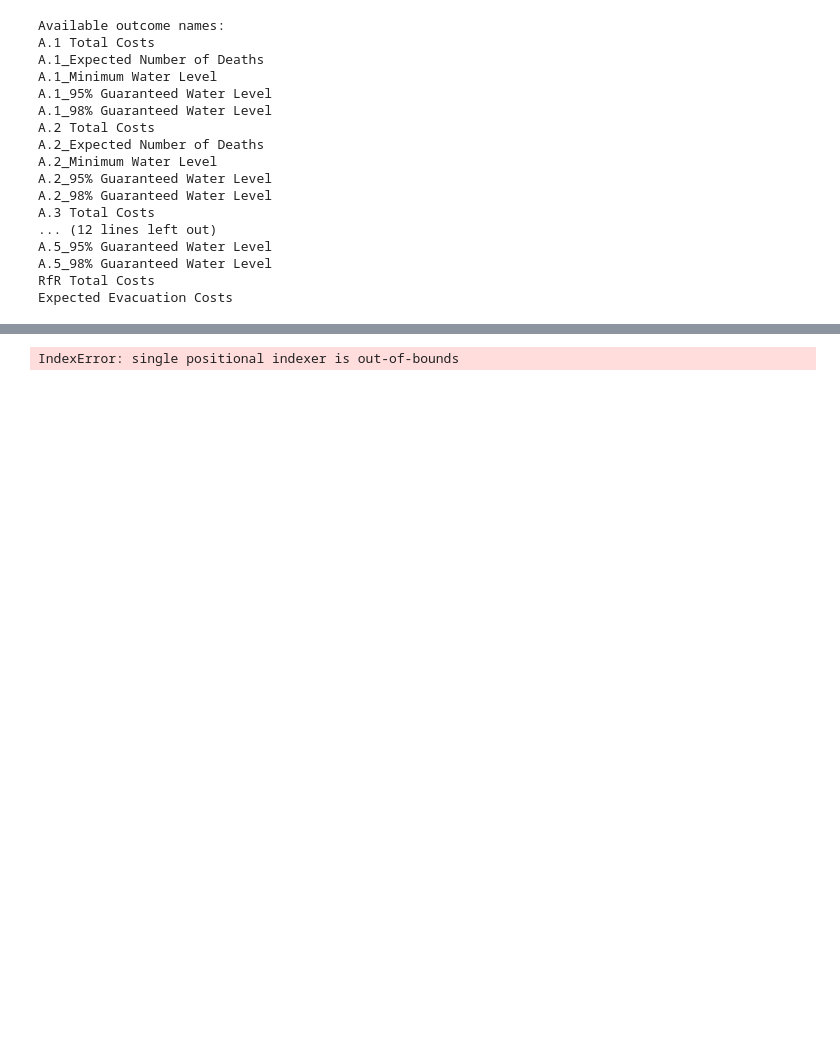
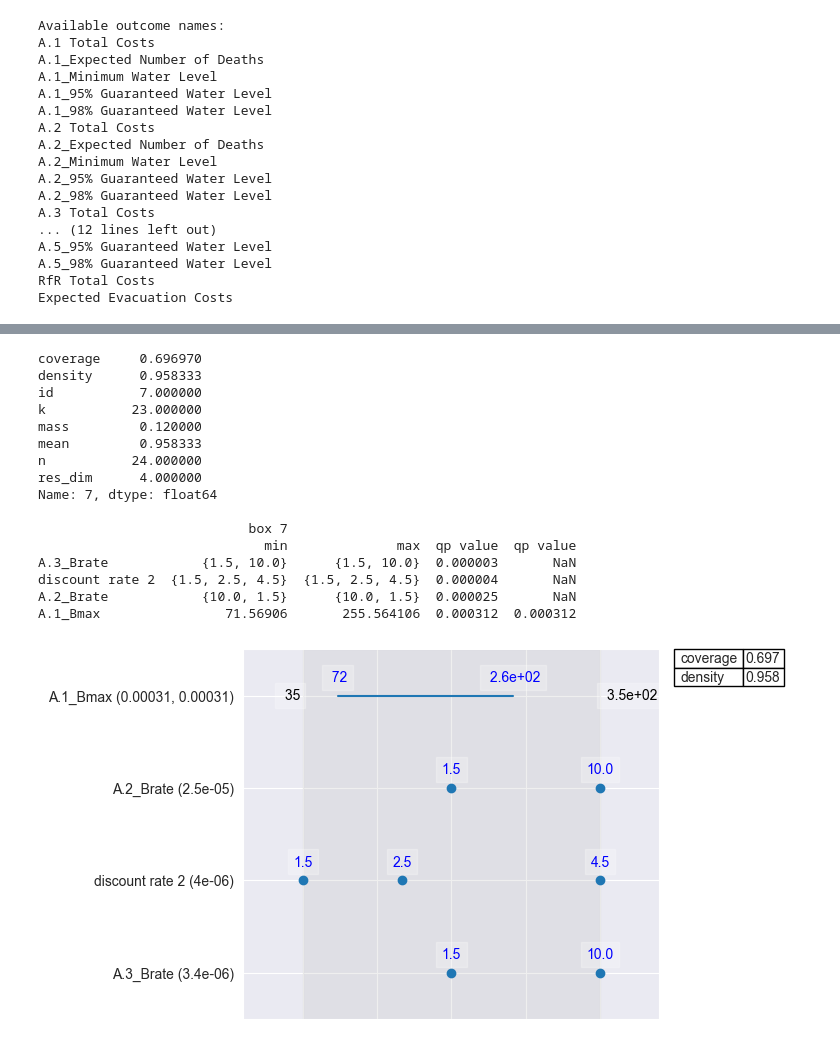
Before and after one commit to daniela1998/MBDM-Group-1, a Jupyter notebook: PRIM.ipynb, the cells around one changed output, grey strips where cells are left out. Saved outputs shown, nothing was run; the diff lists cells and outputs as text; code cells hidden in the pictures; blank space fills up the shorter version.

```diff
--- a/PRIM.ipynb
+++ b/PRIM.ipynb
@@ -77,13 +85,30 @@ plt.show()
 # %%
 # choose a mox that has moderate to high coverage (captures many good cases)
 # and higher density
 
+point = 7
 # Inspect top box
-box.inspect(18)
-box.inspect(18, style='graph')
+box1.inspect(point)
+box1.inspect(point, style='graph')
 plt.show()
 # %% [output]
-IndexError: single positional indexer is out-of-bounds
+coverage     0.696970
+density      0.958333
+id           7.000000
+k           23.000000
+mass         0.120000
+mean         0.958333
+n           24.000000
+res_dim      4.000000
+Name: 7, dtype: float64
+
+                           box 7
+                             min              max  qp value  qp value
+A.3_Brate            {1.5, 10.0}      {1.5, 10.0}  0.000003       NaN
+discount rate 2  {1.5, 2.5, 4.5}  {1.5, 2.5, 4.5}  0.000004       NaN
+A.2_Brate            {10.0, 1.5}      {10.0, 1.5}  0.000025       NaN
+A.1_Bmax                71.56906       255.564106  0.000312  0.000312
+[figure, added]
 # %%
 #Coverage 58.3% of the "good" cases (i.e. target = True) are in this box
 # density  51.9% of the box meets your success criteria
```
Also changed, not shown: parts of 7 cells of this notebook.
